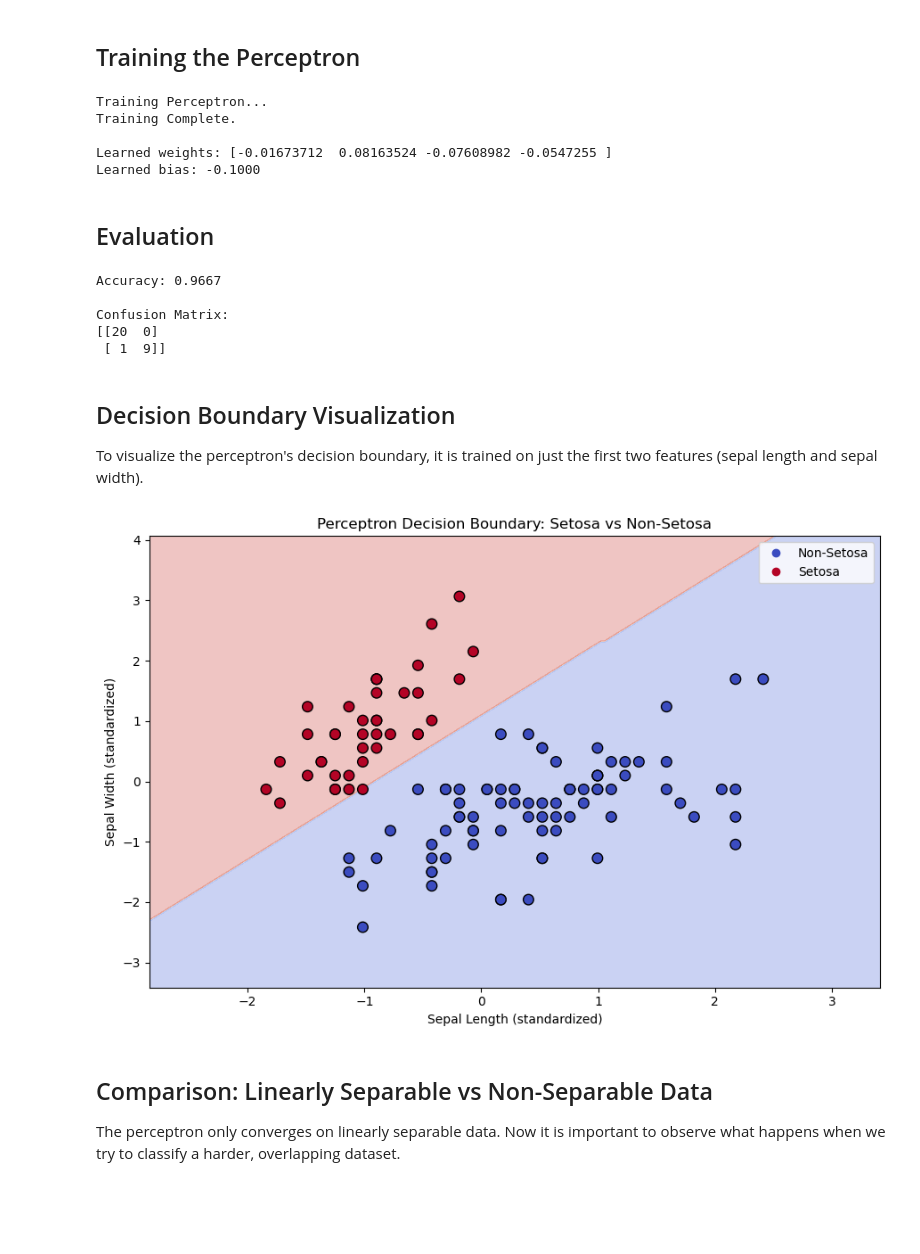
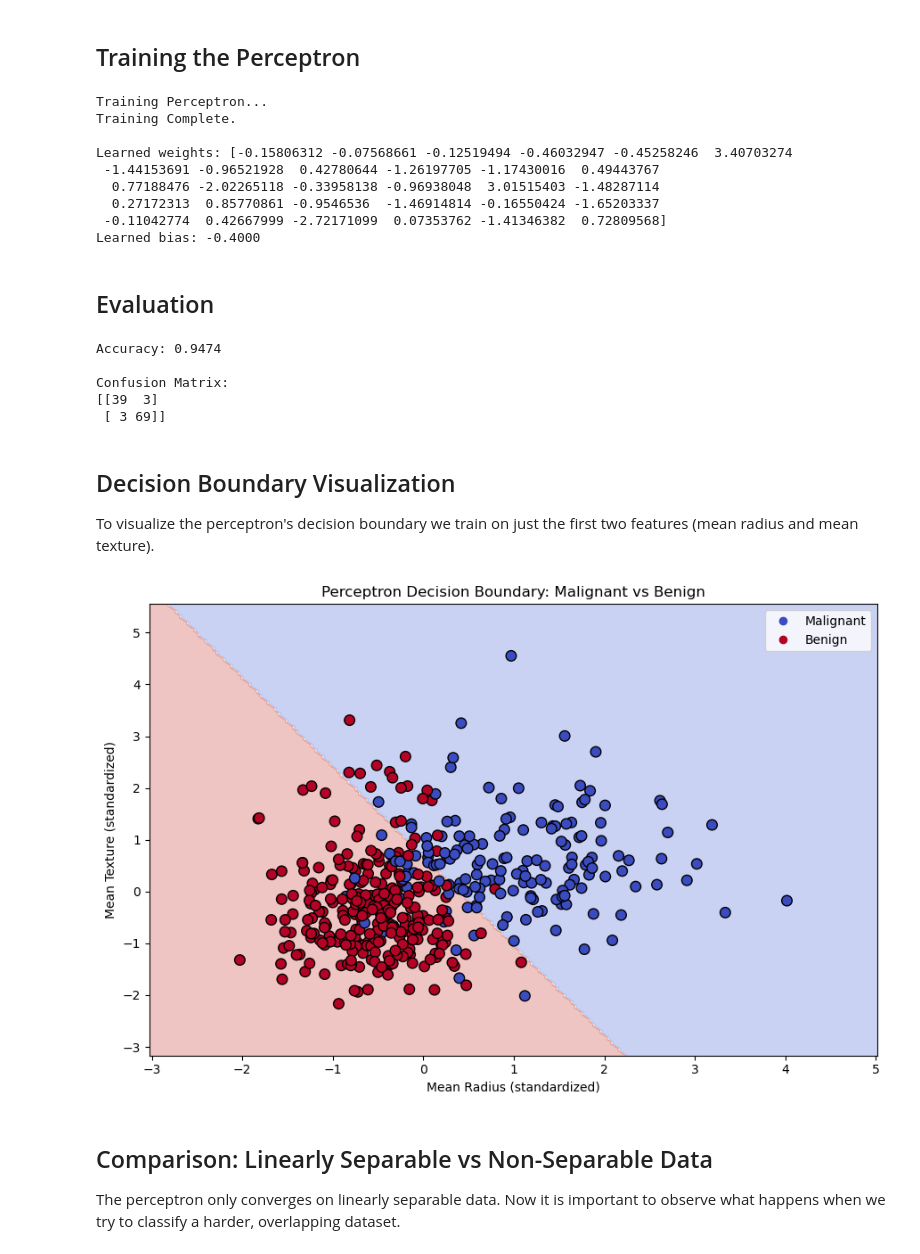
Before and after one commit to qhan18/QiushiHan-CMOR-438, a Jupyter notebook: examples/Supervised_Learning/Perceptron/perceptron_demo.ipynb, the cells around one changed output. Saved outputs shown, nothing was run; the diff lists cells and outputs as text; code cells hidden in the pictures; blank space fills up the shorter version.

Commit message:
Update Perceptron notebook to use Breast Cancer dataset instead of Iris

```diff
--- a/examples/Supervised_Learning/Perceptron/perceptron_demo.ipynb
+++ b/examples/Supervised_Learning/Perceptron/perceptron_demo.ipynb
@@ -27,10 +27,10 @@ We use the **Iris dataset** but reduce it to a binary classification problem: **
 # %%
-data = load_iris()
+data = load_breast_cancer()
 X = data.data
-y = (data.target == 0).astype(int)  # 1 if setosa, 0 otherwise
+y = data.target
 
 print(f"Dataset shape: {X.shape}")
 print(f"Class distribution: {np.bincount(y)}")
-print(f"Positive class (setosa): {(y == 1).sum()}")
-print(f"Negative class (non-setosa): {(y == 0).sum()}")
+print(f"Positive class (benign): {(y == 1).sum()}")
+print(f"Negative class (malignant): {(y == 0).sum()}")
 # %% [output]
@@ -66,8 +66,12 @@ print(f"Learned bias: {model.intercept_:.4f}")
 Training Perceptron...
 Training Complete.
 
-Learned weights: [-0.01673712  0.08163524 -0.07608982 -0.0547255 ]
-Learned bias: -0.1000
+Learned weights: [-0.15806312 -0.07568661 -0.12519494 -0.46032947 -0.45258246  3.40703274
+ -1.44153691 -0.96521928  0.42780644 -1.26197705 -1.17430016  0.49443767
+  0.77188476 -2.02265118 -0.33958138 -0.96938048  3.01515403 -1.48287114
+  0.27172313  0.85770861 -0.9546536  -1.46914814 -0.16550424 -1.65203337
+ -0.11042774  0.42667999 -2.72171099  0.07353762 -1.41346382  0.72809568]
+Learned bias: -0.4000
 # %% [markdown]
 ## Evaluation
 # %%
@@ -78,46 +82,46 @@ cm = confusion_matrix(y_test, y_pred)
 print(f"Accuracy: {acc:.4f}")
 print(f"\nConfusion Matrix:\n{cm}")
 # %% [output]
-Accuracy: 0.9667
+Accuracy: 0.9474
 
 Confusion Matrix:
-[[20  0]
- [ 1  9]]
+[[39  3]
+ [ 3 69]]
 # %% [markdown]
 ## Decision Boundary Visualization
 
-To visualize the perceptron's decision boundary, it is trained on just the first two features (sepal length and sepal width).
+To visualize the perceptron's decision boundary we train on just the first two features (mean radius and mean texture).
 # %%
 X_2d = X[:, :2]
 X_train_2d, X_test_2d, y_train_2d, y_test_2d = sklearn_split(
     X_2d, y, test_size=0.2, random_state=42, stratify=y)
 
 scaler_2d = StandardScaler().fit(X_train_2d)
 X_train_2d_scaled = scaler_2d.transform(X_train_2d)
 
 model_2d = Perceptron(learning_rate=0.1, max_iter=100).fit(
     X_train_2d_scaled, y_train_2d)
 
 x_min, x_max = X_train_2d_scaled[:, 0].min() - 1, X_train_2d_scaled[:, 0].max() + 1
 y_min, y_max = X_train_2d_scaled[:, 1].min() - 1, X_train_2d_scaled[:, 1].max() + 1
 xx, yy = np.meshgrid(np.linspace(x_min, x_max, 200),
                      np.linspace(y_min, y_max, 200))
 Z = model_2d.predict(np.c_[xx.ravel(), yy.ravel()])
 Z = Z.reshape(xx.shape)
 
 plt.figure(figsize=(9, 6))
 plt.contourf(xx, yy, Z, alpha=0.3, cmap='coolwarm')
 scatter = plt.scatter(X_train_2d_scaled[:, 0], X_train_2d_scaled[:, 1],
                       c=y_train_2d, cmap='coolwarm', edgecolors='k', s=70)
-plt.xlabel('Sepal Length (standardized)')
-plt.ylabel('Sepal Width (standardized)')
-plt.title('Perceptron Decision Boundary: Setosa vs Non-Setosa')
+plt.xlabel('Mean Radius (standardized)')
+plt.ylabel('Mean Texture (standardized)')
+plt.title('Perceptron Decision Boundary: Malignant vs Benign')
 plt.legend(handles=scatter.legend_elements()[0],
-           labels=['Non-Setosa', 'Setosa'])
+           labels=['Malignant', 'Benign'])
 plt.tight_layout()
 plt.show()
 # %% [output]
-[figure, old version]
+[figure, new version]
 # %% [markdown]
 ## Comparison: Linearly Separable vs Non-Separable Data
 
```
Also changed, not shown: parts of 6 cells of this notebook, 1 other file.
